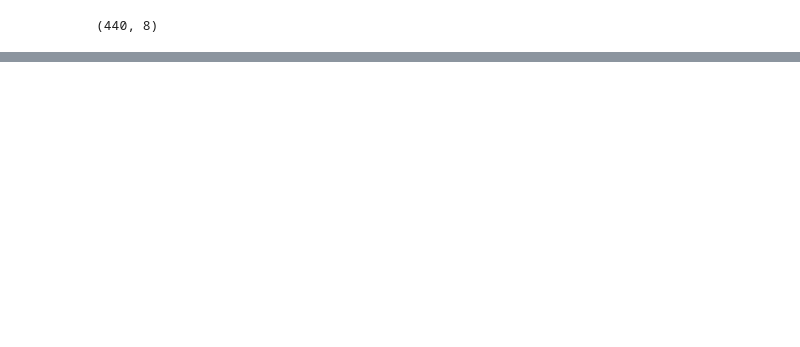
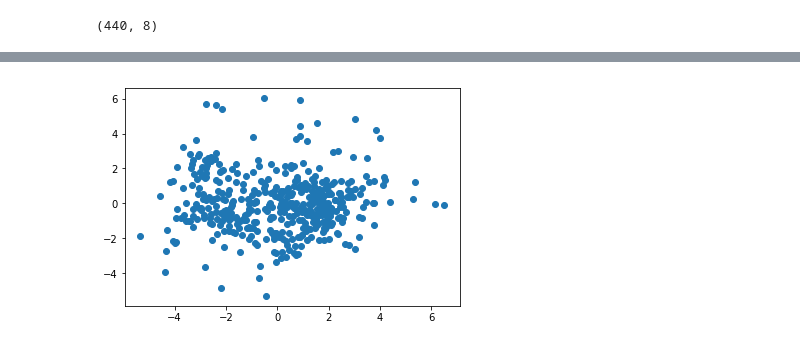
Before and after one commit to armut/Wholesale-Customers-Analysis, a Jupyter notebook: Wholesale Customers Analysis.ipynb, the cells around one changed output, grey strips where cells are left out. Cells and saved outputs as stored; diff of their text form; code cells hidden in the pictures; blank space fills up the shorter version.

```diff
--- a/Wholesale Customers Analysis.ipynb
+++ b/Wholesale Customers Analysis.ipynb
@@ -39,0 +109,8 @@ plt.show()
+# %%
+pca = PCA(n_components=2)
+pca.fit(good_data)
+reduced_data = pca.transform(good_data)
+plt.scatter([row[0] for row in reduced_data], [row[1] for row in reduced_data])
+plt.show()
+# %% [output]
+[figure, added]
```
Also changed, not shown: parts of 18 cells of this notebook.
